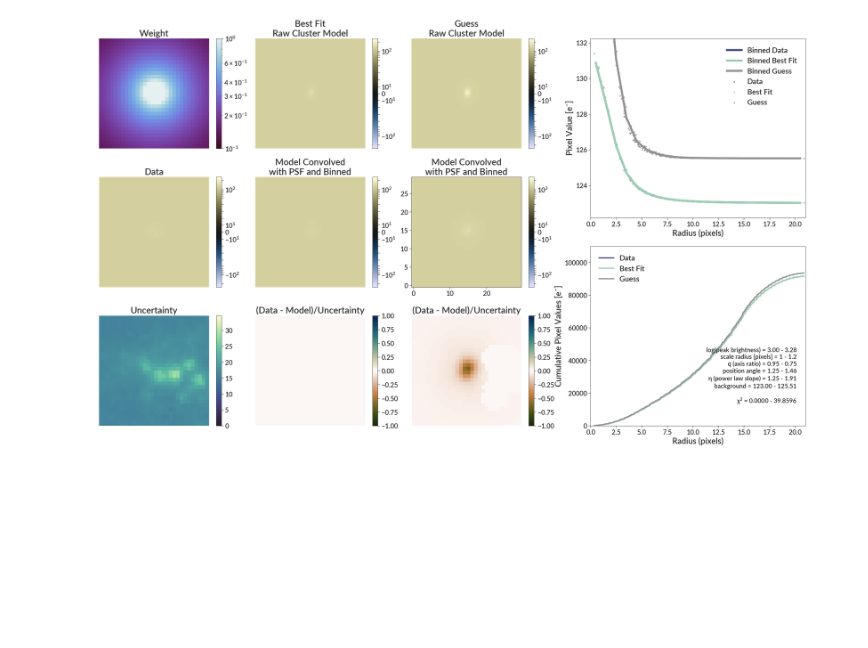
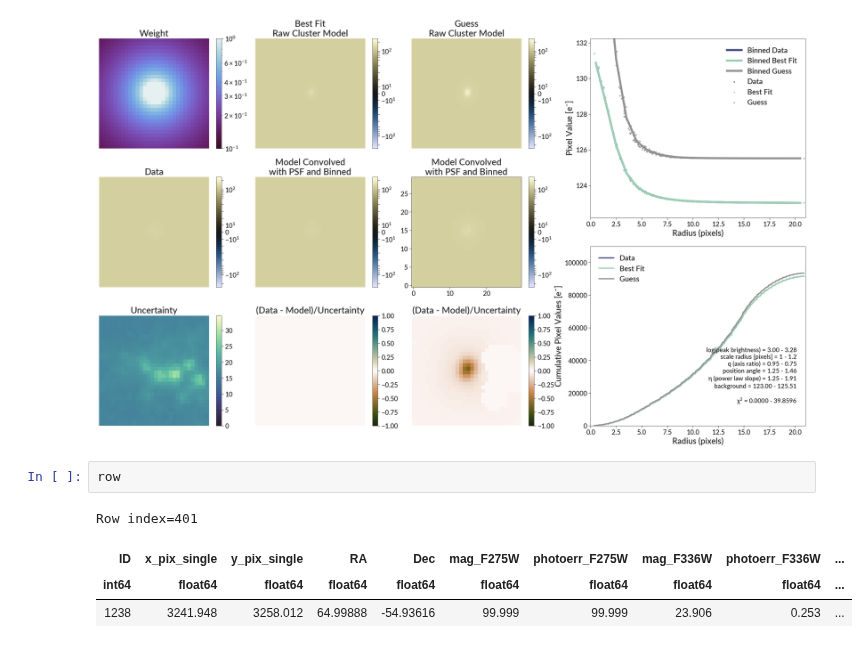
Before and after one commit to gillenbrown/LEGUS-sizes, a Jupyter notebook: testing/manual_fit_luminosity.ipynb, the cells around one changed output. Drawn from its saved outputs; the diff is of its cells as text; blank space fills up the shorter version.

```diff
--- a/testing/manual_fit_luminosity.ipynb
+++ b/testing/manual_fit_luminosity.ipynb
@@ -534,3 +558,10 @@ plot_model_set(fake_data, error_snapshot, mask_snapshot,
 # %% [output]
 125.5137526738475 125.5137526738475
 [figure]
+# %%
+row
+# %% [output]
+Row index=401
+| ID | x_pix_single | y_pix_single | RA | Dec | mag_F275W | photoerr_F275W | mag_F336W | photoerr_F336W | ... |
+| int64 | float64 | float64 | float64 | float64 | float64 | float64 | float64 | float64 | ... |
+| 1238 | 3241.948 | 3258.012 | 64.99888 | -54.93616 | 99.999 | 99.999 | 23.906 | 0.253 | ... |
```
Also changed, not shown: parts of 6 cells of this notebook, 1 other file.
